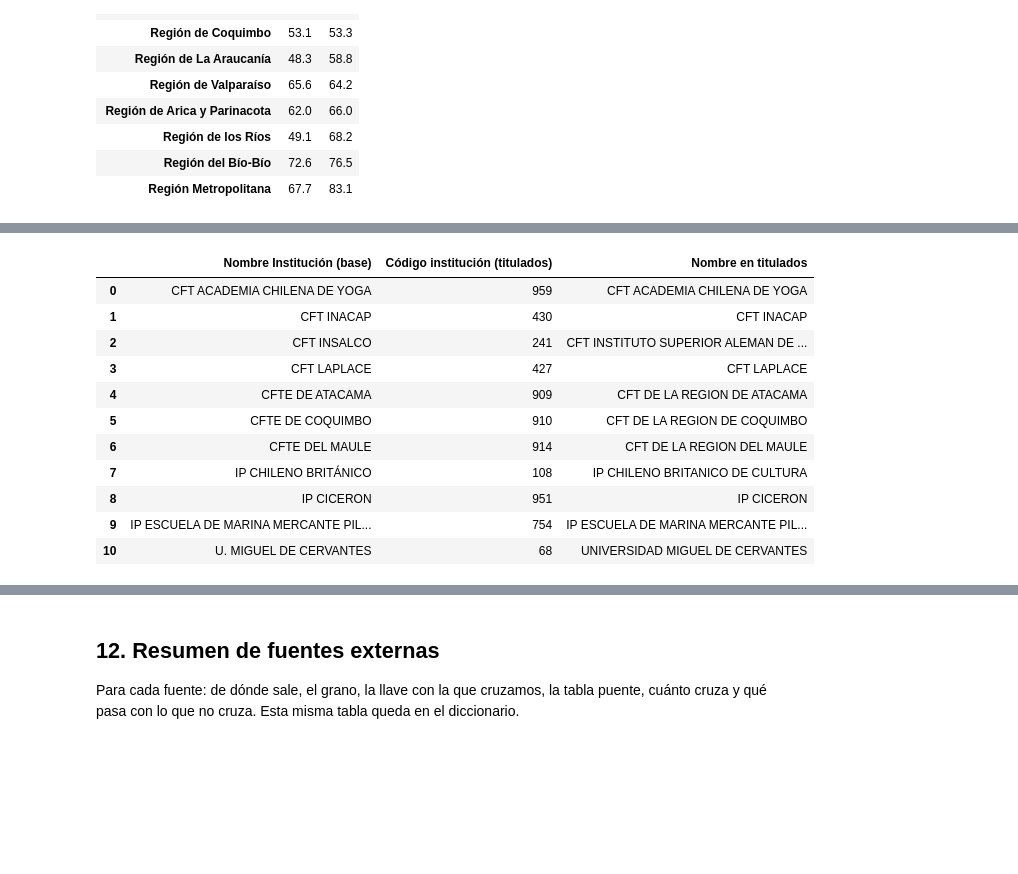
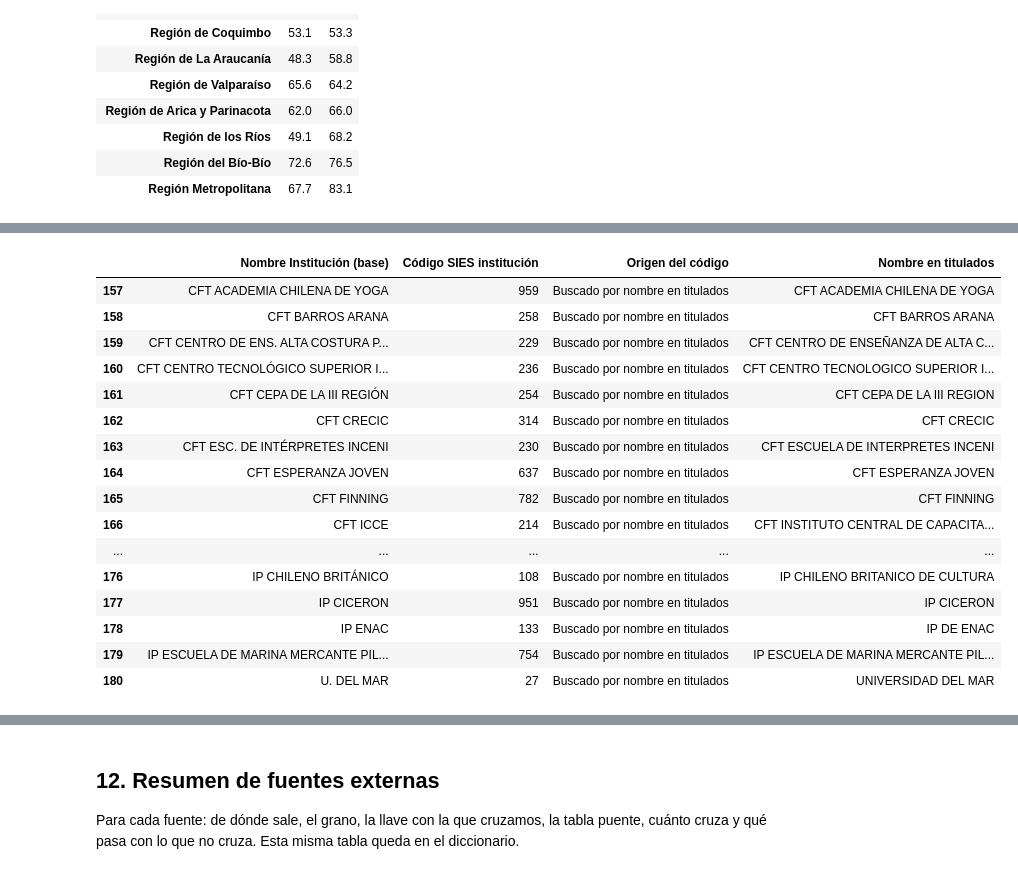
Before and after one commit to diegohuertan/BI_ETL_Hito1, a Jupyter notebook: ETL_Hito1.ipynb, the cells around one changed output, grey strips where cells are left out. Saved outputs shown, nothing was run; the diff lists cells and outputs as text; code cells hidden in the pictures; blank space fills up the shorter version.

```diff
--- a/ETL_Hito1.ipynb
+++ b/ETL_Hito1.ipynb
@@ -50,8 +50,8 @@ cned = pd.read_excel(RUTA + 'Base-INDICES-Matricula-2005-2026.xlsx')
 ine_hojas = pd.read_excel(RUTA + 'ine_estimaciones-y-proyecciones-2002-2035_base-2017_region_area_tabulados.xlsx',
                           sheet_name=None, header=None)
 
-# Titulados 2025
-tit = pd.read_excel(RUTA + 'TITULADO_2025_web_27_05_2026_E.xlsx')
+# Titulados 2007-2025 (base histórica)
+tit = pd.read_excel(RUTA + 'TITULADO_2007-2025_web_27_05_2026_E-1.xlsx')
 
 print('Base del curso:', len(base), 'filas')
 print('CNED:', len(cned), 'filas')
@@ -758,3 +754,0 @@ Nos quedamos con pregrado. Para cruzar usamos el código SIES: `Códgo SIES` en
-# %%
-tit = tit[tit['NIVEL GLOBAL'] == 'Pregrado']
-print('Pregrado:', len(tit))
@@ -794,0 +759,8 @@ Hay 11 instituciones que en 2025 no traen ningún código SIES (entre ellas el C
+# %%
+tit = tit[tit['NIVEL GLOBAL'] == 'Pregrado'].copy()
+tit['Año'] = tit['AÑO'].str[4:].astype(int)      # 'TIT_2025' pasa a 2025
+tit = tit[tit['Año'].between(2012, 2025)]
+print('Titulados de pregrado 2012-2025:', len(tit), 'filas')
+
+tit_inst = tit.groupby(['CÓDIGO INSTITUCIÓN', 'Año'], as_index=False)['TOTAL TITULACIONES'].sum()
+tit_inst.groupby('Año')['TOTAL TITULACIONES'].sum()
@@ -795,28 +791,50 @@ Hay 11 instituciones que en 2025 no traen ningún código SIES (entre ellas el C
 # %%
-m25 = m25.assign(cod_inst=m25['Códgo SIES'].str.extract(r'^I(\d+)S')[0].astype(float))
-cod_inst = m25.groupby('Nombre Institución')['cod_inst'].agg(lambda s: s.mode().iloc[0] if s.notna().any() else np.nan)
-print('Instituciones sin código:', cod_inst.isna().sum())
+cned_cod = df[df['Año'].between(2012, 2026) & (df['Tipo Institución'] != 'F.F.A.A.')].copy()
+cned_cod['Nombre Institución'] = normalizar_institucion(cned_cod['Nombre Institución'])
+cned_cod['cod_inst'] = cned_cod['Códgo SIES'].str.extract(r'^I(\d+)S')[0].astype(float)
+puente_cod = cned_cod.dropna(subset=['cod_inst']).groupby('Nombre Institución')['cod_inst'].agg(lambda s: s.mode().iloc[0])
 
-# Instituciones sin código SIES en 2025: código buscado por nombre en titulados
+# Instituciones sin código en el CNED: código buscado por nombre en titulados
 codigos_a_mano = {
     'CFT ACADEMIA CHILENA DE YOGA': 959,
+    'CFT BARROS ARANA': 258,
+    'CFT CENTRO DE ENS. ALTA COSTURA PAULINA DIARD': 229,
+    'CFT CENTRO TECNOLÓGICO SUPERIOR INFOMED': 236,
+    'CFT CEPA DE LA III REGIÓN': 254,
+    'CFT CRECIC': 314,
+    'CFT ESC. DE INTÉRPRETES INCENI': 230,
+    'CFT ESPERANZA JOVEN': 637,
+    'CFT FINNING': 782,
+    'CFT ICCE': 214,
     'CFT INACAP': 430,
-    'CFT INSALCO': 241,                           # CFT INSTITUTO SUPERIOR ALEMAN DE COMERCIO INSALCO
+    'CFT INSALCO': 241,
+    'CFT INSEC': 206,
+    'CFT INST. SUPERIOR DE ESTUDIOS JURÍDICOS CANON': 328,
+    'CFT JORGE ALVAREZ ECHEVERRÍA': 339,
     'CFT LAPLACE': 427,
     'CFTE DE ATACAMA': 909,                       # CFT DE LA REGION DE ATACAMA
     'CFTE DE COQUIMBO': 910,                      # CFT DE LA REGION DE COQUIMBO
     'CFTE DEL MAULE': 914,                        # CFT DE LA REGION DEL MAULE
     'IP CHILENO BRITÁNICO': 108,                  # IP CHILENO BRITANICO DE CULTURA
     'IP CICERON': 951,
+    'IP ENAC': 133,
     'IP ESCUELA DE MARINA MERCANTE PILOTO PARDO': 754,
-    'U. MIGUEL DE CERVANTES': 68,
+    'U. DEL MAR': 27,
 }
-cod_inst = cod_inst.fillna(pd.Series(codigos_a_mano, dtype=float))
-print('Instituciones sin código después de completar a mano:', cod_inst.isna().sum())
+puente_cod = pd.concat([puente_cod, pd.Series(codigos_a_mano, dtype=float)])
+assert not puente_cod.index.duplicated().any()
 
-nombres_tit = tit.groupby('CÓDIGO INSTITUCIÓN')['NOMBRE INSTITUCIÓN'].first()
-puente_titulados = pd.DataFrame({'Nombre Institución (base)': list(codigos_a_mano),
-                                 'Código institución (titulados)': list(codigos_a_mano.values())})
-puente_titulados['Nombre en titulados'] = puente_titulados['Código institución (titulados)'].map(nombres_tit)
-puente_titulados
+instituciones = pd.Series(limpia['Nombre Institución'].unique())
+puente_cod = puente_cod[puente_cod.index.isin(instituciones)]
+print('Instituciones de la base:', len(instituciones), '| con código:', len(puente_cod))
+print('Sin código:', sorted(set(instituciones) - set(puente_cod.index)))
+print('Códigos repetidos entre instituciones:', puente_cod.duplicated().sum())
+
+nombres_tit = tit.groupby('CÓDIGO INSTITUCIÓN')['NOMBRE INSTITUCIÓN'].agg(lambda s: s.mode().iloc[0])
+puente_titulados = pd.DataFrame({'Nombre Institución (base)': puente_cod.index,
+                                 'Código SIES institución': puente_cod.values.astype(int)})
+puente_titulados['Origen del código'] = np.where(puente_titulados['Nombre Institución (base)'].isin(list(codigos_a_mano)),
+                                                 'Buscado por nombre en titulados', 'Código SIES del CNED')
+puente_titulados['Nombre en titulados'] = puente_titulados['Código SIES institución'].map(nombres_tit)
+puente_titulados[puente_titulados['Origen del código'] == 'Buscado por nombre en titulados']
 # %% [output]
@@ -825,12 +844,17 @@ Instituciones sin código después de completar a mano: 0
-|  | Nombre Institución (base) | Código institución (titulados) | Nombre en titulados |
-| 0 | CFT ACADEMIA CHILENA DE YOGA | 959 | CFT ACADEMIA CHILENA DE YOGA |
-| 1 | CFT INACAP | 430 | CFT INACAP |
-| 2 | CFT INSALCO | 241 | CFT INSTITUTO SUPERIOR ALEMAN DE ... |
-| 3 | CFT LAPLACE | 427 | CFT LAPLACE |
-| 4 | CFTE DE ATACAMA | 909 | CFT DE LA REGION DE ATACAMA |
-| 5 | CFTE DE COQUIMBO | 910 | CFT DE LA REGION DE COQUIMBO |
-| 6 | CFTE DEL MAULE | 914 | CFT DE LA REGION DEL MAULE |
-| 7 | IP CHILENO BRITÁNICO | 108 | IP CHILENO BRITANICO DE CULTURA |
-| 8 | IP CICERON | 951 | IP CICERON |
-| 9 | IP ESCUELA DE MARINA MERCANTE PIL... | 754 | IP ESCUELA DE MARINA MERCANTE PIL... |
-| 10 | U. MIGUEL DE CERVANTES | 68 | UNIVERSIDAD MIGUEL DE CERVANTES |
+|  | Nombre Institución (base) | Código SIES institución | Origen del código | Nombre en titulados |
+| 157 | CFT ACADEMIA CHILENA DE YOGA | 959 | Buscado por nombre en titulados | CFT ACADEMIA CHILENA DE YOGA |
+| 158 | CFT BARROS ARANA | 258 | Buscado por nombre en titulados | CFT BARROS ARANA |
+| 159 | CFT CENTRO DE ENS. ALTA COSTURA P... | 229 | Buscado por nombre en titulados | CFT CENTRO DE ENSEÑANZA DE ALTA C... |
+| 160 | CFT CENTRO TECNOLÓGICO SUPERIOR I... | 236 | Buscado por nombre en titulados | CFT CENTRO TECNOLOGICO SUPERIOR I... |
+| 161 | CFT CEPA DE LA III REGIÓN | 254 | Buscado por nombre en titulados | CFT CEPA DE LA III REGION |
+| 162 | CFT CRECIC | 314 | Buscado por nombre en titulados | CFT CRECIC |
+| 163 | CFT ESC. DE INTÉRPRETES INCENI | 230 | Buscado por nombre en titulados | CFT ESCUELA DE INTERPRETES INCENI |
+| 164 | CFT ESPERANZA JOVEN | 637 | Buscado por nombre en titulados | CFT ESPERANZA JOVEN |
+| 165 | CFT FINNING | 782 | Buscado por nombre en titulados | CFT FINNING |
+| 166 | CFT ICCE | 214 | Buscado por nombre en titulados | CFT INSTITUTO CENTRAL DE CAPACITA... |
+| ... | ... | ... | ... | ... |
+| 176 | IP CHILENO BRITÁNICO | 108 | Buscado por nombre en titulados | IP CHILENO BRITANICO DE CULTURA |
+| 177 | IP CICERON | 951 | Buscado por nombre en titulados | IP CICERON |
+| 178 | IP ENAC | 133 | Buscado por nombre en titulados | IP DE ENAC |
+| 179 | IP ESCUELA DE MARINA MERCANTE PIL... | 754 | Buscado por nombre en titulados | IP ESCUELA DE MARINA MERCANTE PIL... |
+| 180 | U. DEL MAR | 27 | Buscado por nombre en titulados | UNIVERSIDAD DEL MAR |
```
Also changed, not shown: parts of 30 cells of this notebook, 6 other files.
